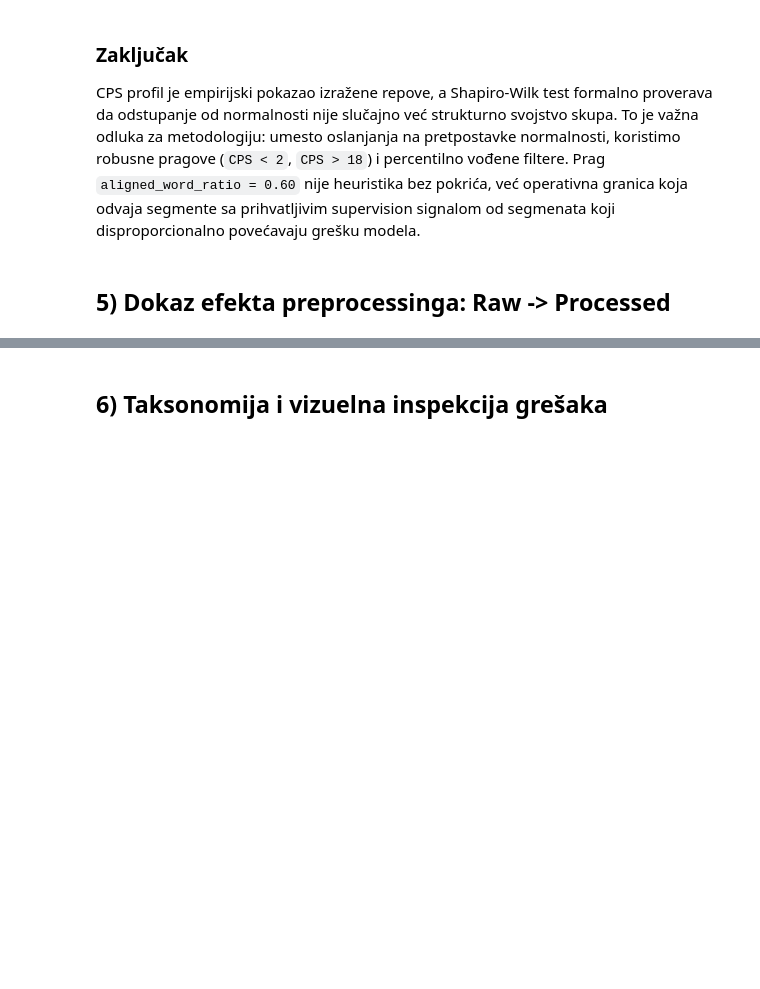
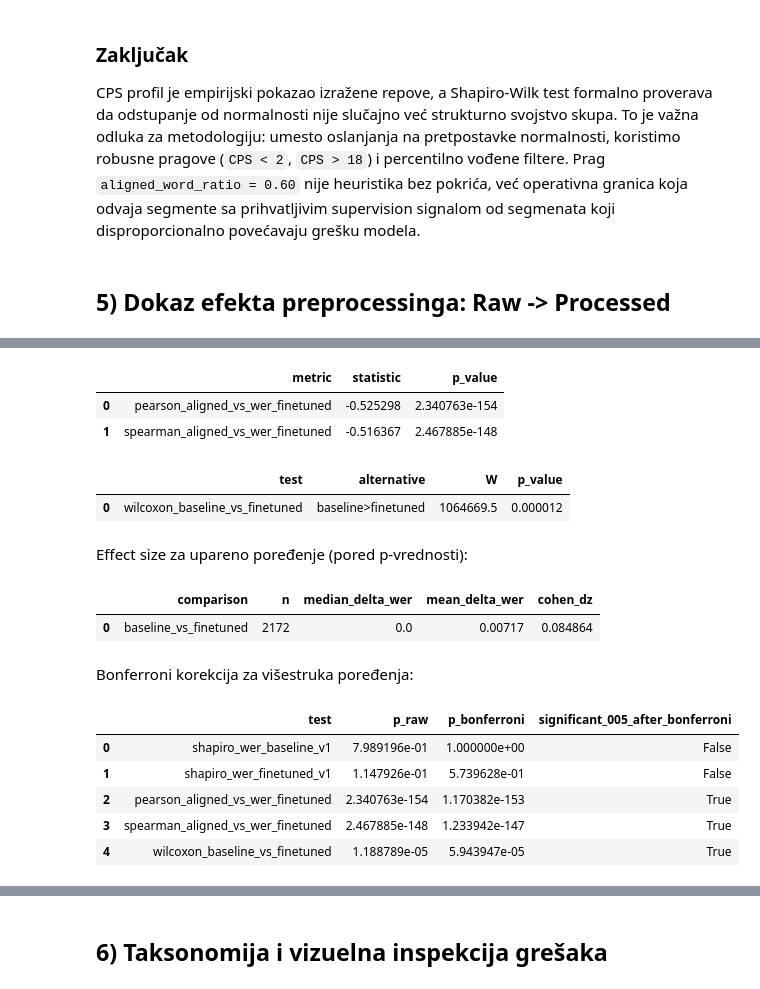
Before and after one commit to milanovicmilos/speech2text-generator, a Jupyter notebook: notebooks/ASR_EDA_Definitive.ipynb, the cells around one changed output, grey strips where cells are left out. Cells and saved outputs as stored; diff of their text form; code cells hidden in the pictures; blank space fills up the shorter version.

```diff
--- a/notebooks/ASR_EDA_Definitive.ipynb
+++ b/notebooks/ASR_EDA_Definitive.ipynb
@@ -190,7 +190,26 @@ Normalization-only effect: {'samples': 59, 'raw_text_wer': 0.49411764705882355,
 # %%
+# @hide
 comparison_section = run_fair_comparison(ctx=ctx, quality_df=quality_df)
 pred_map = comparison_section["pred_map"]
 eval_alignment_df = comparison_section["eval_alignment_df"]
+v1_paired_df = comparison_section["v1_paired_df"]
 # %%
-run_statistical_tests(eval_alignment_df)
+# @hide
+run_statistical_tests(eval_alignment_df=eval_alignment_df, v1_paired_df=v1_paired_df)
+# %% [output]
+|  | metric | statistic | p_value |
+| 0 | pearson_aligned_vs_wer_finetuned | -0.525298 | 2.340763e-154 |
+| 1 | spearman_aligned_vs_wer_finetuned | -0.516367 | 2.467885e-148 |
+|  | test | alternative | W | p_value |
+| 0 | wilcoxon_baseline_vs_finetuned | baseline>finetuned | 1064669.5 | 0.000012 |
+Effect size za upareno poređenje (pored p-vrednosti):
+|  | comparison | n | median_delta_wer | mean_delta_wer | cohen_dz |
+| 0 | baseline_vs_finetuned | 2172 | 0.0 | 0.00717 | 0.084864 |
+Bonferroni korekcija za višestruka poređenja:
+|  | test | p_raw | p_bonferroni | significant_005_after_bonferroni |
+| 0 | shapiro_wer_baseline_v1 | 7.989196e-01 | 1.000000e+00 | False |
+| 1 | shapiro_wer_finetuned_v1 | 1.147926e-01 | 5.739628e-01 | False |
+| 2 | pearson_aligned_vs_wer_finetuned | 2.340763e-154 | 1.170382e-153 | True |
+| 3 | spearman_aligned_vs_wer_finetuned | 2.467885e-148 | 1.233942e-147 | True |
+| 4 | wilcoxon_baseline_vs_finetuned | 1.188789e-05 | 5.943947e-05 | True |
 # %%
```
Also changed, not shown: parts of 26 cells of this notebook, 8 other files.
